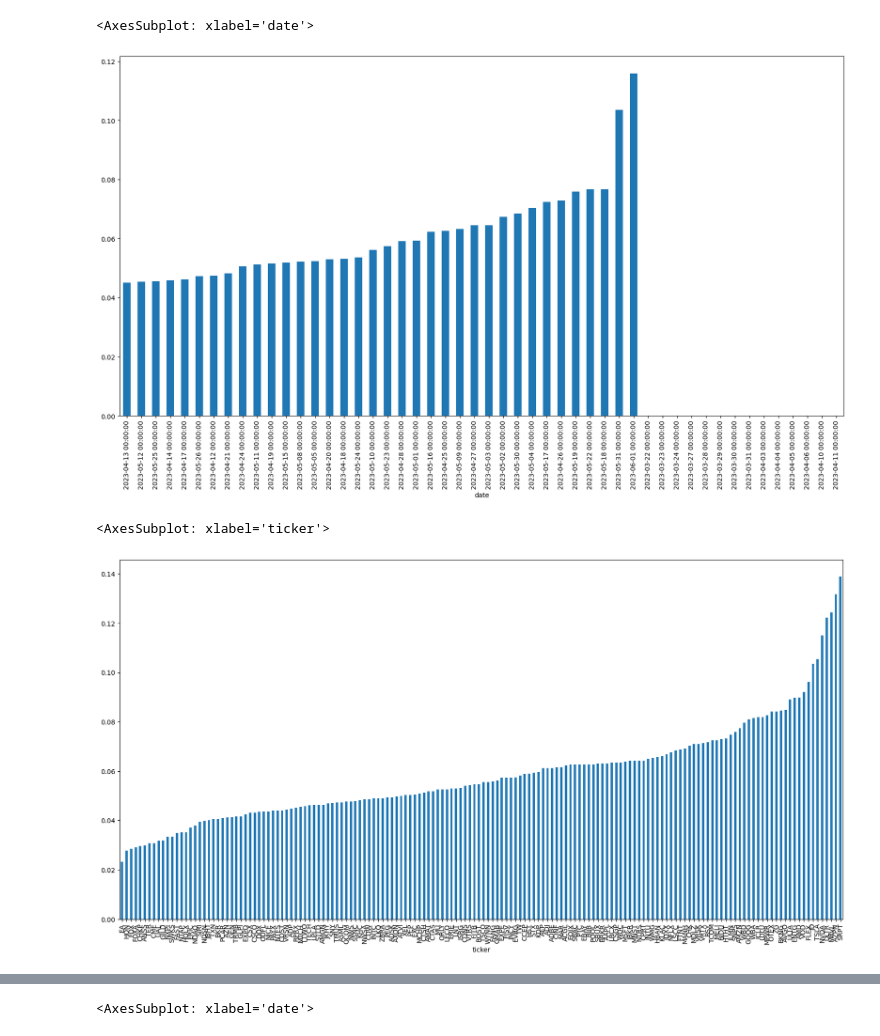
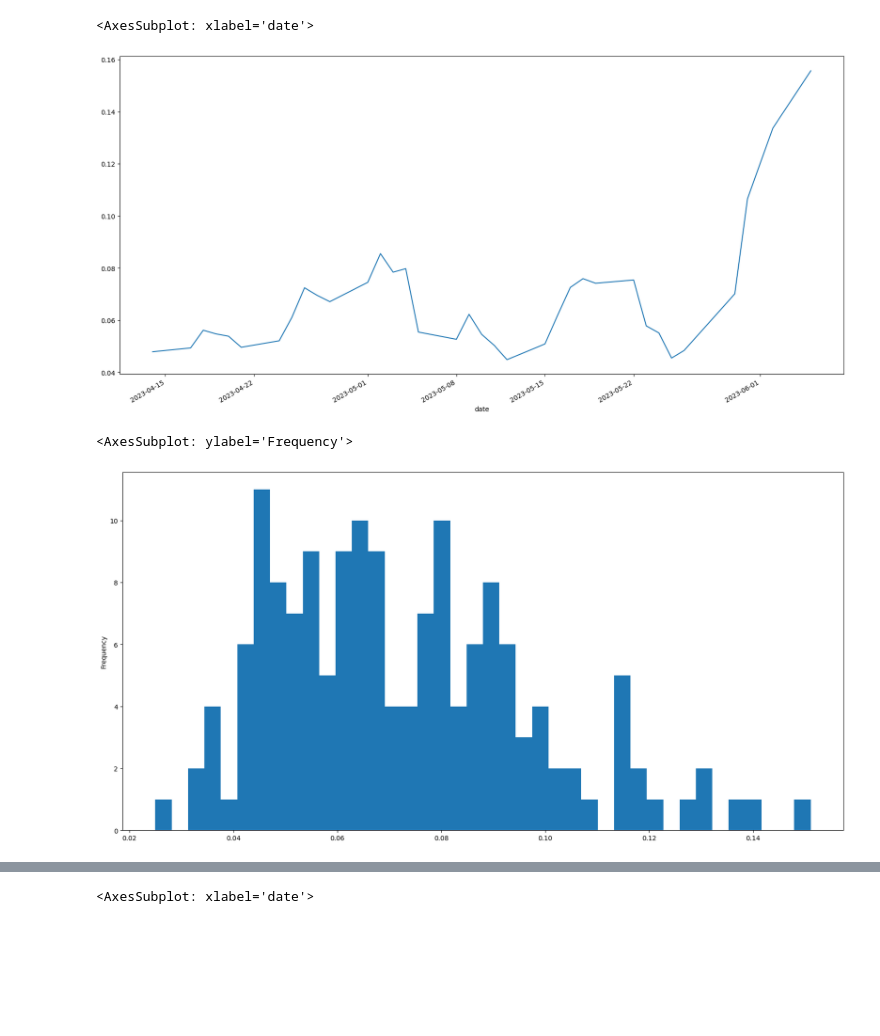
Before and after one commit to tarek-benzina/portfolio, a Jupyter notebook: notebooks/V2-SUCCESS-INITIAL-MODEL-LOG-RETURN.ipynb, the cells around one changed output, grey strips where cells are left out. Saved outputs shown, nothing was run; the diff lists cells and outputs as text; code cells hidden in the pictures; blank space fills up the shorter version.

Commit message:
UPDATING: code restructure | better model handling

```diff
--- a/notebooks/V2-SUCCESS-INITIAL-MODEL-LOG-RETURN.ipynb
+++ b/notebooks/V2-SUCCESS-INITIAL-MODEL-LOG-RETURN.ipynb
@@ -78,0 +48,4 @@ if HORIZON>1:
+# %%
+x=t.history(start="2023-06-13",adj_timezone=False)
+# %%
+x=x.reset_index()
@@ -87,6 +90,13 @@ data=norm.normalise(data)
 # %%
 num_features=["Close_scaled",
-]+return_cols
+              "log_return_1_shift_-1",
+              "log_return_2_shift_-2",
+              "log_return_3_shift_-3",
+              "log_return_4_shift_-4",
+              "log_return_5_shift_-5",
+              "log_return_6_shift_-6",
+              "log_return_7_shift_-7",
+]
 # %%
 initial_available_date=data[~data[TARGET].isnull()].date.min()
 # %%
@@ -141,11 +149,11 @@ def same_sign(y_true,y_pred):
     return tf.reduce_sum(tf.abs(tf.cast(tf.sign(y_true),dtype=tf.float64)+tf.cast(tf.sign(y_pred),dtype=tf.float64))/2)/tf.reduce_sum(tf.abs(tf.cast(tf.sign(y_true),dtype=tf.float64)))
 # %%
 model = tf.keras.Sequential()
+model.add(tf.keras.layers.GRU(512,use_bias=False,return_sequences=True,kernel_initializer=tf.keras.initializers.glorot_normal(),activation="relu",kernel_regularizer=tf.keras.regularizers.L1(.0)))
 model.add(tf.keras.layers.GRU(256,use_bias=False,return_sequences=True,kernel_initializer=tf.keras.initializers.glorot_normal(),activation="relu",kernel_regularizer=tf.keras.regularizers.L1(.0)))
-model.add(tf.keras.layers.GRU(128,use_bias=False,return_sequences=True,kernel_initializer=tf.keras.initializers.glorot_normal(),activation="relu",kernel_regularizer=tf.keras.regularizers.L1(.0)))
-model.add(tf.keras.layers.GRU(64,use_bias=False,return_sequences=True,kernel_initializer=tf.keras.initializers.he_normal(),activation="relu",kernel_regularizer=tf.keras.regularizers.L1(.0)))
+model.add(tf.keras.layers.GRU(128,use_bias=False,return_sequences=True,kernel_initializer=tf.keras.initializers.he_normal(),activation="relu",kernel_regularizer=tf.keras.regularizers.L1(.0)))
 model.add(tf.keras.layers.GRU(32,use_bias=False,return_sequences=True,kernel_initializer=tf.keras.initializers.he_normal(),activation="relu",kernel_regularizer=tf.keras.regularizers.L1(.0)))
-model.add(tf.keras.layers.GRU(16,use_bias=False,return_sequences=True,kernel_initializer=tf.keras.initializers.he_normal(),activation="relu",kernel_regularizer=tf.keras.regularizers.L1(.0)))
+#model.add(tf.keras.layers.GRU(16,use_bias=False,return_sequences=True,kernel_initializer=tf.keras.initializers.he_normal(),activation="relu",kernel_regularizer=tf.keras.regularizers.L1(.0)))
 #model.add(tf.keras.layers.LSTM(8,use_bias=False,return_sequences=True,kernel_initializer=tf.keras.initializers.he_normal(),activation="relu",kernel_regularizer=tf.keras.regularizers.L1(.0)))
 model.add(tf.keras.layers.Dropout(rate=.8))
 
@@ -233,15 +224,15 @@ dtype: float64
 # %%
-result.groupby("date").apply(lambda x: rmse(x[TARGET],x["pred_step_0"])).sort_values().plot.bar(figsize=(20,10))
+result.groupby("date").apply(lambda x: rmse(x[TARGET],x["pred_step_0"])).sort_values().plot(figsize=(20,10))
 # %% [output]
 <AxesSubplot: xlabel='date'>
-[figure, old version]
+[figure, new version]
 # %%
 rmse_quality=result.dropna().groupby("ticker")[[TARGET,"pred_step_0"]].apply(lambda x: rmse(x.tail(30)[TARGET],x.tail(30)["pred_step_0"])).sort_values()
 # %%
-rmse_quality.plot.bar(figsize=(20,10))
+rmse_quality.plot.hist(bins=40,figsize=(20,10))
 # %% [output]
-<AxesSubplot: xlabel='ticker'>
+<AxesSubplot: ylabel='Frequency'>
-[figure, old version]
+[figure, new version]
 # %%
 result["zero"]=0
 # %%
```
Also changed, not shown: parts of 33 cells of this notebook, 8 other files.
